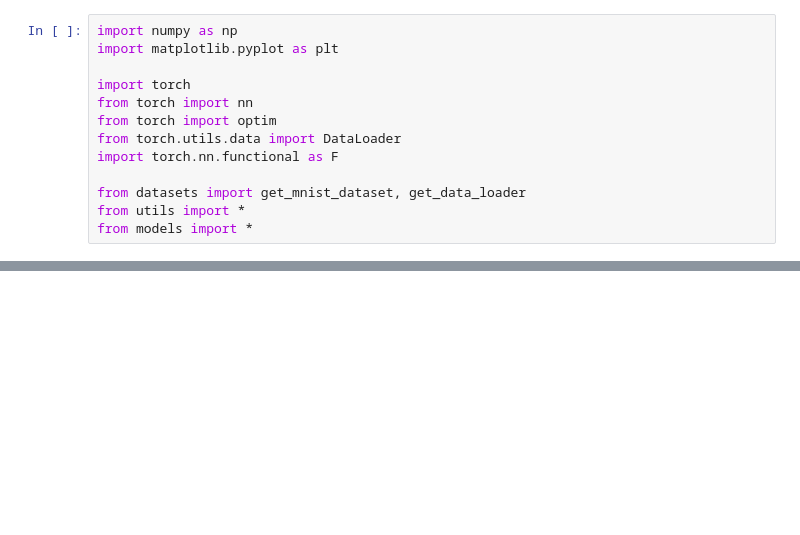
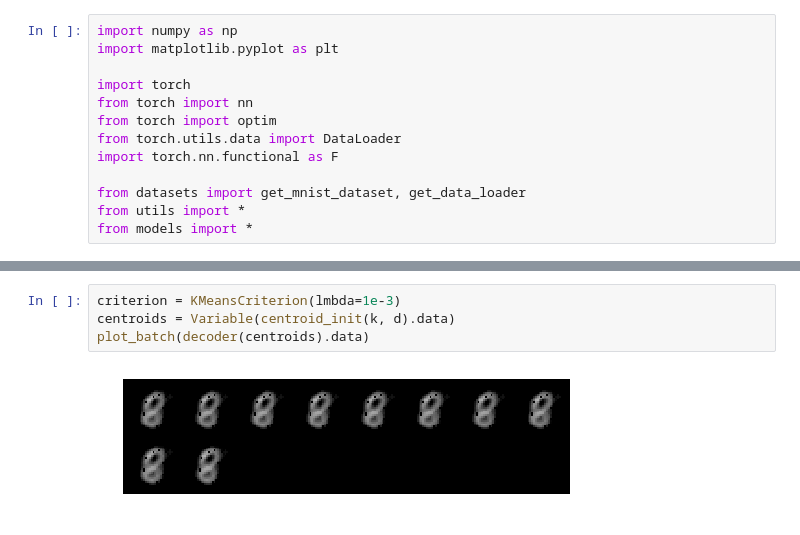
Before and after one commit to KellerJordan/Autoencoder-Clustering, a Jupyter notebook: Auto-Encoder Based Data Clustering.ipynb, the cells around one changed output, grey strips where cells are left out. Saved outputs shown, nothing was run; the diff lists cells and outputs as text; blank space fills up the shorter version.

```diff
--- a/Auto-Encoder Based Data Clustering.ipynb
+++ b/Auto-Encoder Based Data Clustering.ipynb
@@ -112,0 +194,6 @@ train(encoder, decoder, centroids, optimizer, criterion)
+# %%
+criterion = KMeansCriterion(lmbda=1e-3)
+centroids = Variable(centroid_init(k, d).data)
+plot_batch(decoder(centroids).data)
+# %% [output]
+[figure, added]
```
Also changed, not shown: parts of 11 cells of this notebook.
